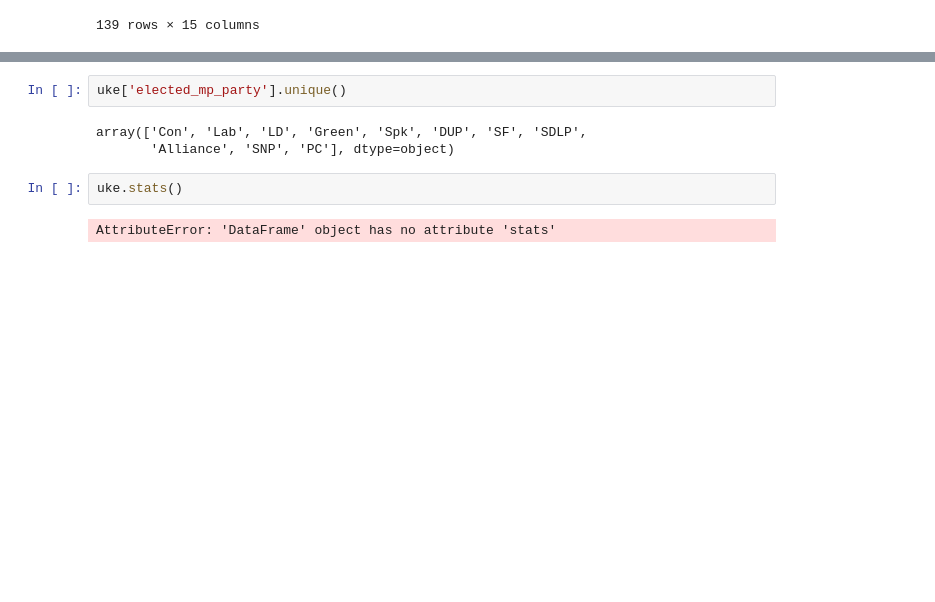
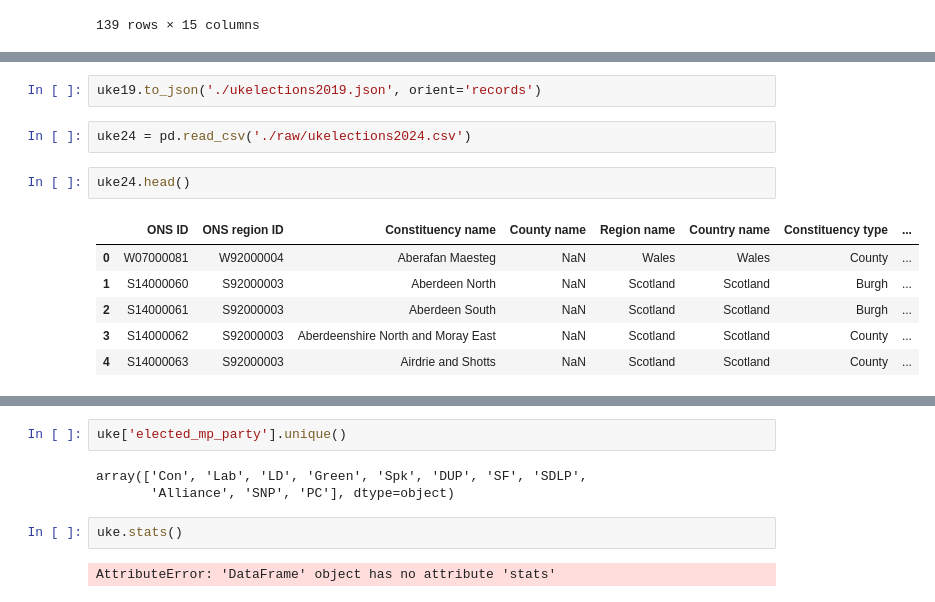
Before and after one commit to Kyrand/vr-data-clusters, a Jupyter notebook: static/assets/data/Untitled.ipynb, the cells around one changed output, grey strips where cells are left out. Drawn from its saved outputs; the diff is of its cells as text; blank space fills up the shorter version.

```diff
--- a/static/assets/data/Untitled.ipynb
+++ b/static/assets/data/Untitled.ipynb
@@ -182,0 +162,13 @@ uke.head()
+# %%
+uke19.to_json('./ukelections2019.json', orient='records')
+# %%
+uke24 = pd.read_csv('./raw/ukelections2024.csv')
+# %%
+uke24.head()
+# %% [output]
+|  | ONS ID | ONS region ID | Constituency name | County name | Region name | Country name | Constituency type | ... |
+| 0 | W07000081 | W92000004 | Aberafan Maesteg | NaN | Wales | Wales | County | ... |
+| 1 | S14000060 | S92000003 | Aberdeen North | NaN | Scotland | Scotland | Burgh | ... |
+| 2 | S14000061 | S92000003 | Aberdeen South | NaN | Scotland | Scotland | Burgh | ... |
+| 3 | S14000062 | S92000003 | Aberdeenshire North and Moray East | NaN | Scotland | Scotland | County | ... |
+| 4 | S14000063 | S92000003 | Airdrie and Shotts | NaN | Scotland | Scotland | County | ... |
```
Also changed, not shown: parts of 12 cells of this notebook, 12 other files.
